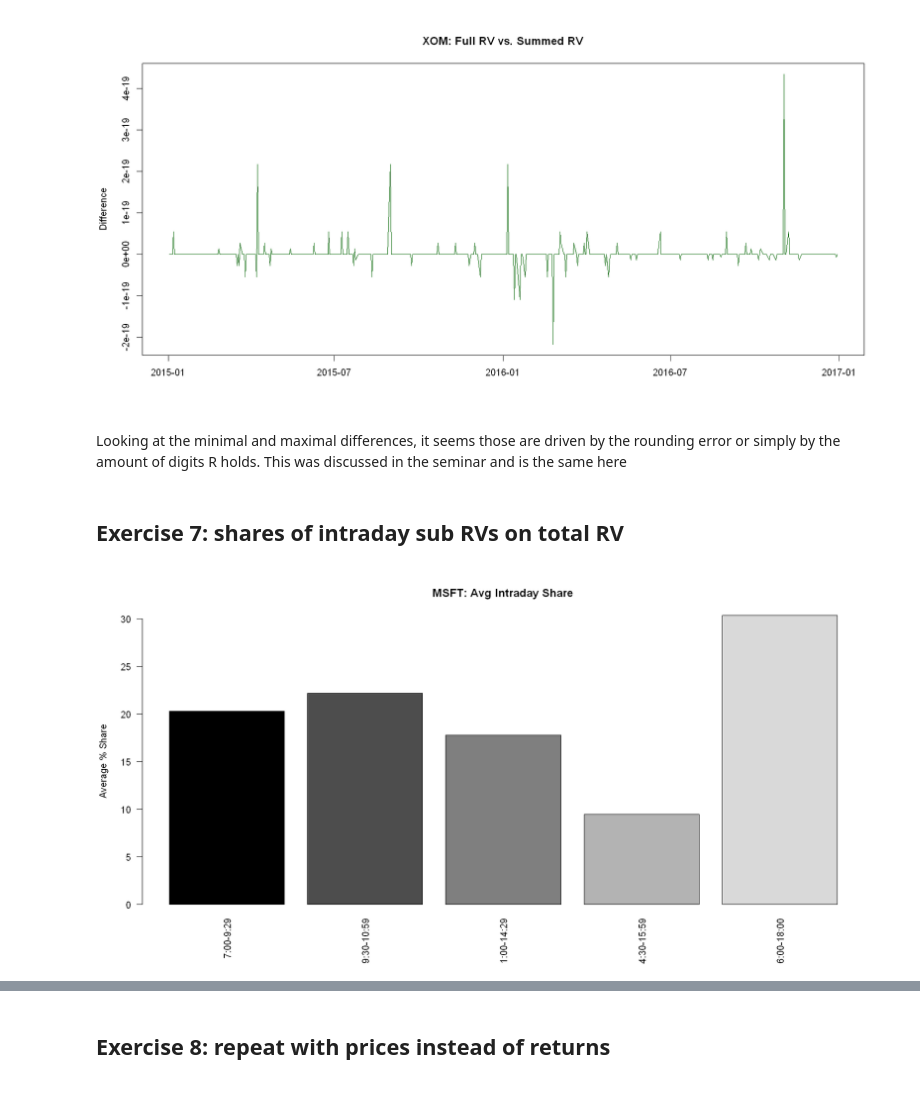
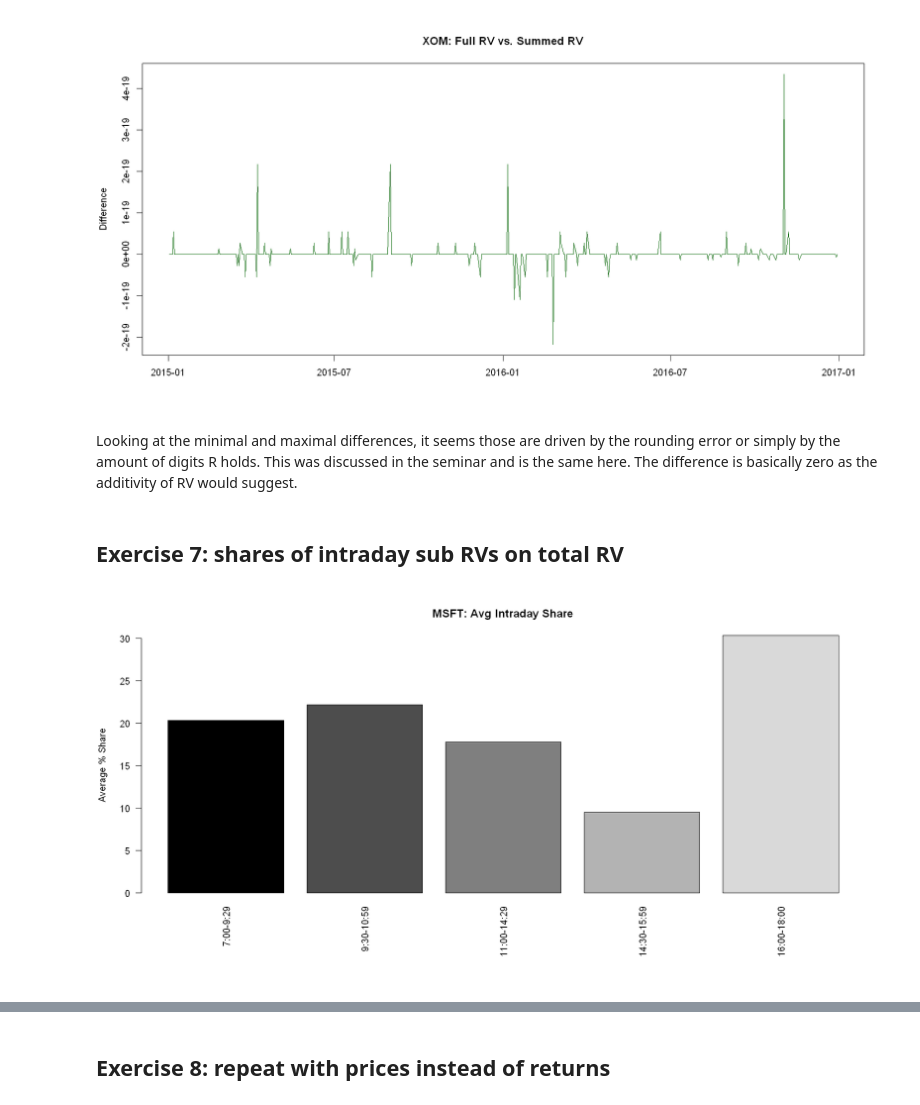
Before and after one commit to ahojdobryden/FiCox, a Jupyter notebook: HA3/HW3.ipynb, the cells around one changed output, grey strips where cells are left out. Saved outputs shown, nothing was run; the diff lists cells and outputs as text; code cells hidden in the pictures.

```diff
--- a/HA3/HW3.ipynb
+++ b/HA3/HW3.ipynb
@@ -449,25 +451,25 @@ Max Difference : 4.336809e-19
 Min Difference : -2.168404e-19
 [figure]
 # %% [markdown]
-Looking at the minimal and maximal differences, it seems those are driven by the rounding error or simply by the amount of digits R holds. This was discussed in the seminar and is the same here
+Looking at the minimal and maximal differences, it seems those are driven by the rounding error or simply by the amount of digits R holds. This was discussed in the seminar and is the same here. The difference is basically zero as the additivity of RV would suggest.
 # %% [markdown]
 ## Exercise 7: shares of intraday sub RVs on total RV
 # %%
 # 1. MSFT Percentage Share
 # Use as.numeric() on the denominator to fix array mismatch
 msft_pct <- (msft_combined[, 2:6] / as.numeric(msft_combined[, 1])) * 100
 
 # Handle any potential division by zero
 msft_pct[is.na(msft_pct) | msft_pct == Inf] <- 0
 colnames(msft_pct) <- labels
 
 msft_avg_pct <- colMeans(msft_pct, na.rm = TRUE)
-
+par(mar = c(8, 4, 4, 2))
 
 barplot(msft_avg_pct, col = plot_colors, las = 2, ylab = "Average % Share",
         main = "MSFT: Avg Intraday Share")
 # %% [output]
-[figure, old version]
+[figure, new version]
 # %%
 # 2. BAC Percentage Share
 bac_pct <- (bac_combined[, 2:6] / as.numeric(bac_combined[, 1])) * 100
```
Also changed, not shown: parts of 11 cells of this notebook.
